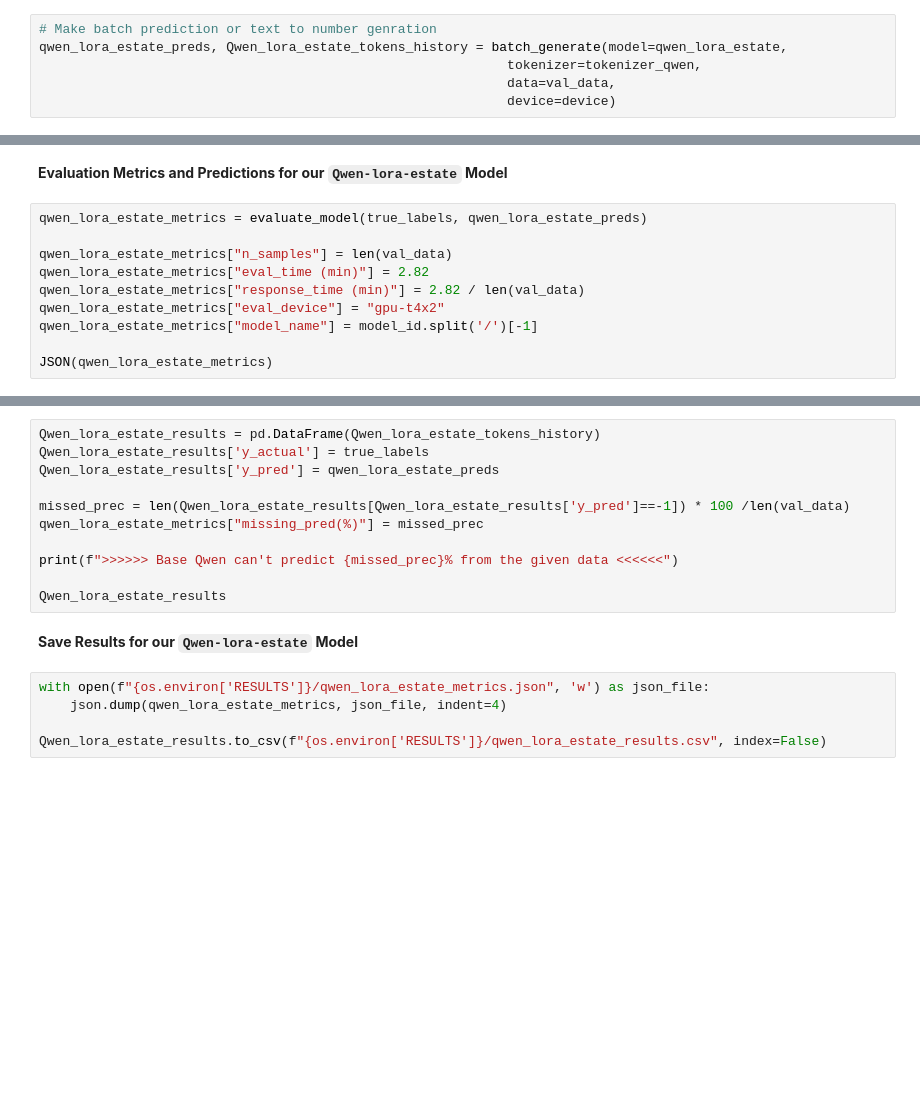
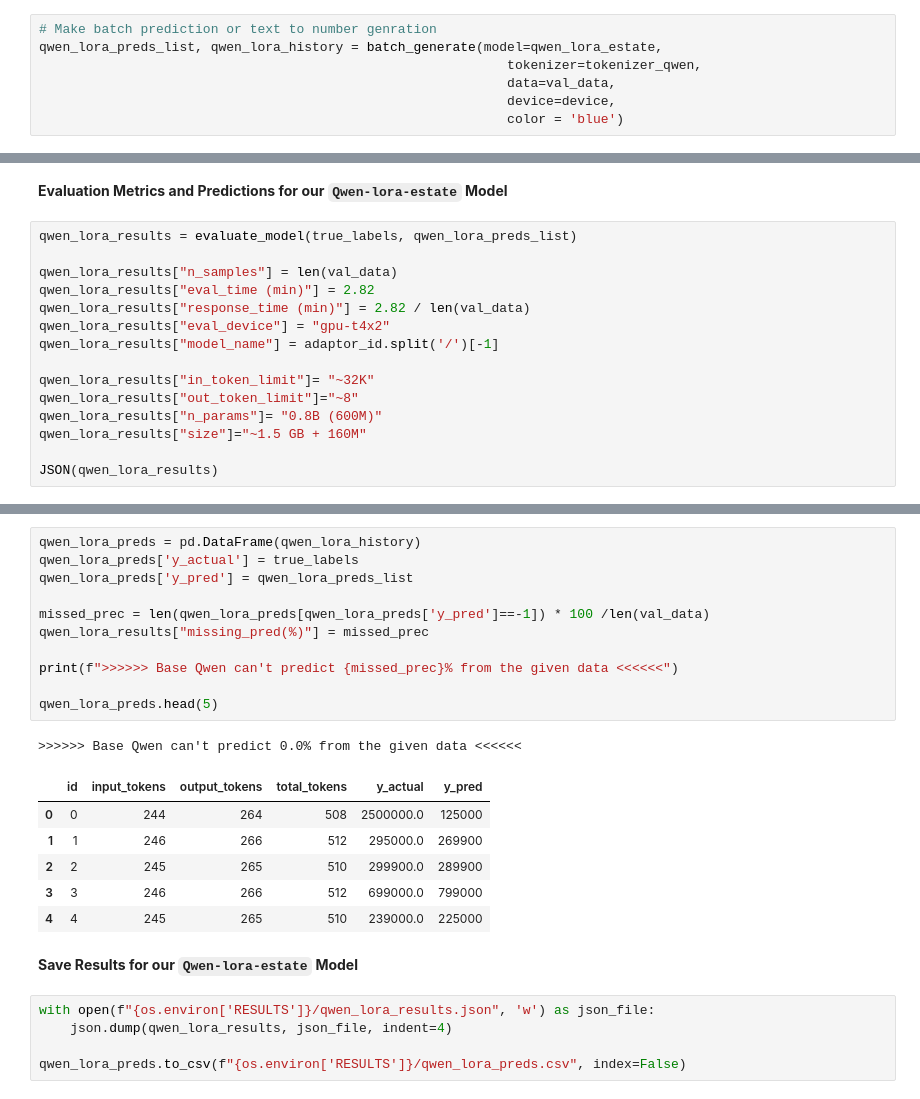
Before and after one commit to heba14101998/Qwen-LoRA-Estate, a Jupyter notebook: 3_Evaluate_all_Models.ipynb, the cells around one changed output, grey strips where cells are left out. Cells and saved outputs as stored; diff of their text form; blank space fills up the shorter version.

```diff
--- a/3_Evaluate_all_Models.ipynb
+++ b/3_Evaluate_all_Models.ipynb
@@ -416,8 +438,9 @@ qwen_lora_estate = peft_model.merge_and_unload()
 Generate responses from the Fine-Tuned `Qwen3-0.6B` in the validation dataset.
 # %%
 # Make batch prediction or text to number genration
-qwen_lora_estate_preds, Qwen_lora_estate_tokens_history = batch_generate(model=qwen_lora_estate,
+qwen_lora_preds_list, qwen_lora_history = batch_generate(model=qwen_lora_estate,
                                                             tokenizer=tokenizer_qwen,
                                                             data=val_data,
-                                                            device=device)
+                                                            device=device,
+                                                            color = 'blue')
 # %% [output]
@@ -437,12 +460,17 @@ Predicted Prices [1100000, 269000, 315000, 725000, 125000, 140000, 411000, 49990
 # %% [markdown]
 **Evaluation Metrics and Predictions for our `Qwen-lora-estate` Model**
 # %%
-qwen_lora_estate_metrics = evaluate_model(true_labels, qwen_lora_estate_preds)
+qwen_lora_results = evaluate_model(true_labels, qwen_lora_preds_list)
 
-qwen_lora_estate_metrics["n_samples"] = len(val_data)
-qwen_lora_estate_metrics["eval_time (min)"] = 2.82
-qwen_lora_estate_metrics["response_time (min)"] = 2.82 / len(val_data)
-qwen_lora_estate_metrics["eval_device"] = "gpu-t4x2"
-qwen_lora_estate_metrics["model_name"] = model_id.split('/')[-1]
+qwen_lora_results["n_samples"] = len(val_data)
+qwen_lora_results["eval_time (min)"] = 2.82
+qwen_lora_results["response_time (min)"] = 2.82 / len(val_data)
+qwen_lora_results["eval_device"] = "gpu-t4x2"
+qwen_lora_results["model_name"] = adaptor_id.split('/')[-1]
 
-JSON(qwen_lora_estate_metrics)
+qwen_lora_results["in_token_limit"]= "~32K"
+qwen_lora_results["out_token_limit"]="~8"
+qwen_lora_results["n_params"]= "0.8B (600M)"
+qwen_lora_results["size"]="~1.5 GB + 160M"
+
+JSON(qwen_lora_results)
@@ -449,18 +479,26 @@ JSON(qwen_lora_estate_metrics)
 # %%
-Qwen_lora_estate_results = pd.DataFrame(Qwen_lora_estate_tokens_history)
-Qwen_lora_estate_results['y_actual'] = true_labels
-Qwen_lora_estate_results['y_pred'] = qwen_lora_estate_preds
+qwen_lora_preds = pd.DataFrame(qwen_lora_history)
+qwen_lora_preds['y_actual'] = true_labels
+qwen_lora_preds['y_pred'] = qwen_lora_preds_list
 
-missed_prec = len(Qwen_lora_estate_results[Qwen_lora_estate_results['y_pred']==-1]) * 100 /len(val_data)
-qwen_lora_estate_metrics["missing_pred(%)"] = missed_prec
+missed_prec = len(qwen_lora_preds[qwen_lora_preds['y_pred']==-1]) * 100 /len(val_data)
+qwen_lora_results["missing_pred(%)"] = missed_prec
 
 print(f">>>>>> Base Qwen can't predict {missed_prec}% from the given data <<<<<<")
 
-Qwen_lora_estate_results
+qwen_lora_preds.head(5)
+# %% [output]
+>>>>>> Base Qwen can't predict 0.0% from the given data <<<<<<
+|  | id | input_tokens | output_tokens | total_tokens | y_actual | y_pred |
+| 0 | 0 | 244 | 264 | 508 | 2500000.0 | 125000 |
+| 1 | 1 | 246 | 266 | 512 | 295000.0 | 269900 |
+| 2 | 2 | 245 | 265 | 510 | 299900.0 | 289900 |
+| 3 | 3 | 246 | 266 | 512 | 699000.0 | 799000 |
+| 4 | 4 | 245 | 265 | 510 | 239000.0 | 225000 |
 # %% [markdown]
 **Save Results for our `Qwen-lora-estate` Model**
 # %%
-with open(f"{os.environ['RESULTS']}/qwen_lora_estate_metrics.json", 'w') as json_file:
-    json.dump(qwen_lora_estate_metrics, json_file, indent=4)
+with open(f"{os.environ['RESULTS']}/qwen_lora_results.json", 'w') as json_file:
+    json.dump(qwen_lora_results, json_file, indent=4)
 
-Qwen_lora_estate_results.to_csv(f"{os.environ['RESULTS']}/qwen_lora_estate_results.csv", index=False)
+qwen_lora_preds.to_csv(f"{os.environ['RESULTS']}/qwen_lora_preds.csv", index=False)
```
Also changed, not shown: parts of 31 cells of this notebook, 14 other files.
